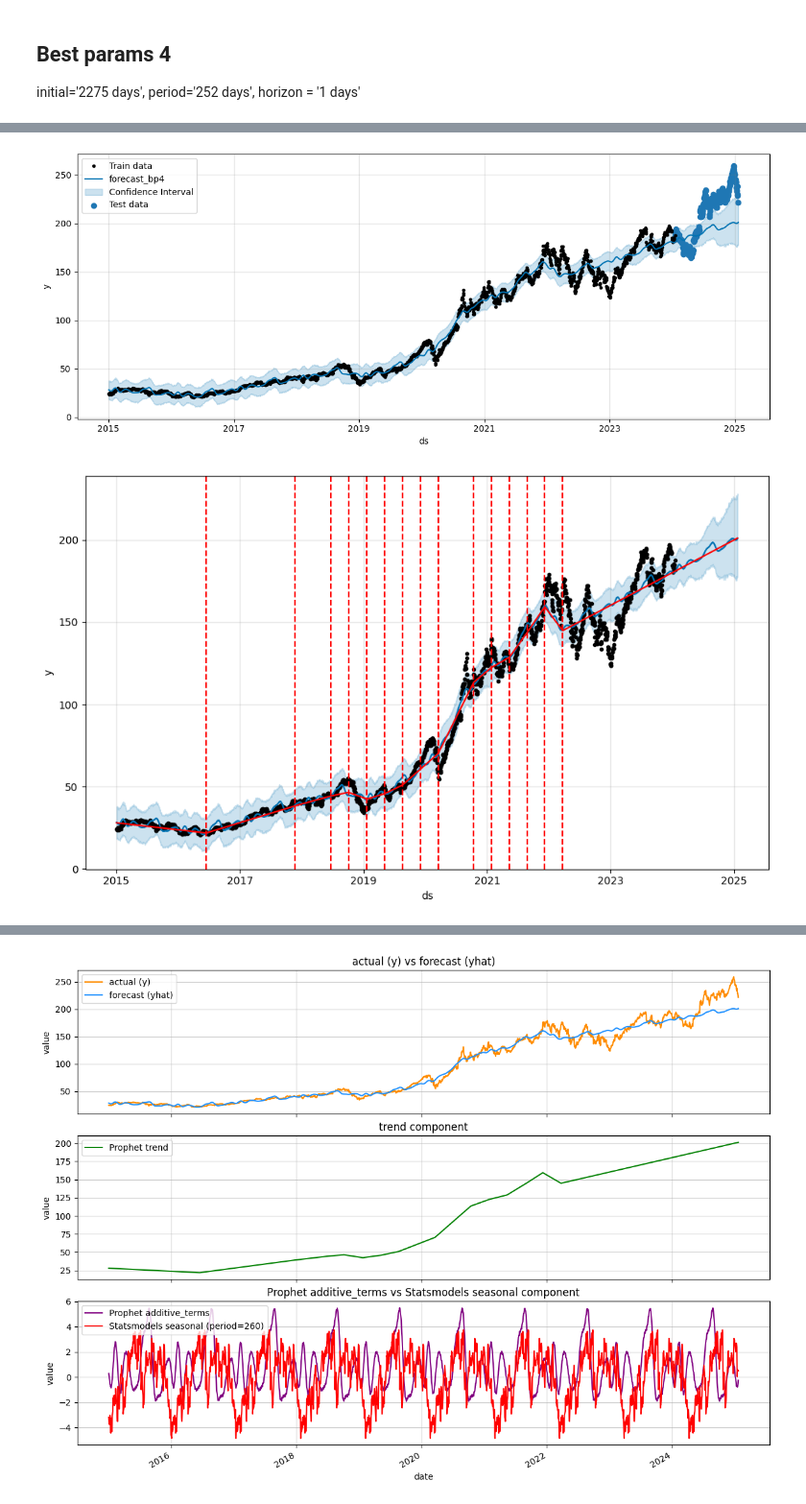
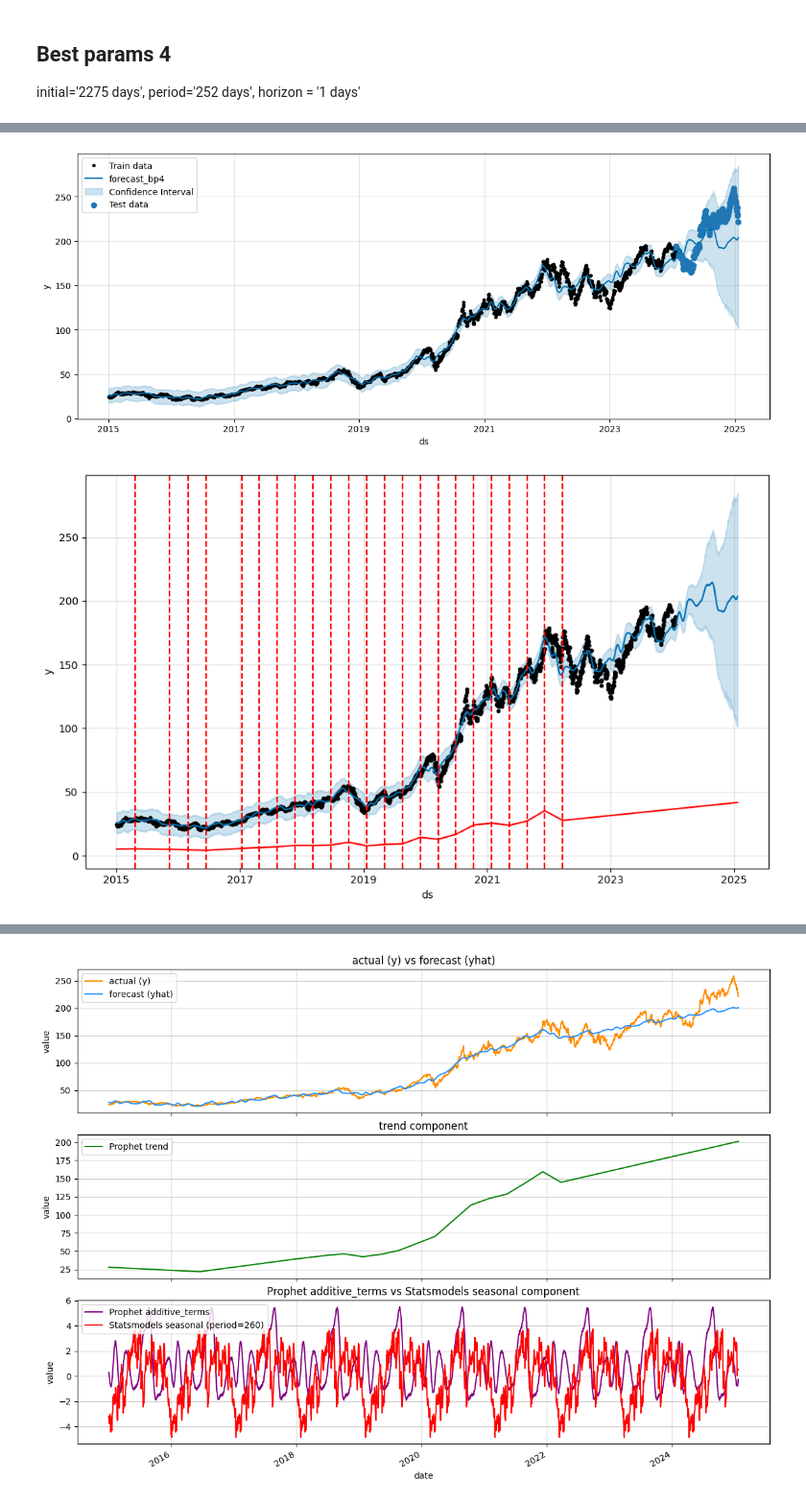
Before and after one commit to nismafaaa/clear-stocks-frontend, a Jupyter notebook: notebook/prophet_test.ipynb, the cells around one changed output, grey strips where cells are left out. Shown at 96% size. Drawn from its saved outputs; the diff is of its cells as text; code cells hidden in the pictures.

Commit message:
Prophet again

```diff
--- a/notebook/prophet_test.ipynb
+++ b/notebook/prophet_test.ipynb
@@ -48,5 +48,5 @@ def seasonalDecompose(y, period, is_plot=True):
     return result
 # %%
 # period = multiples of 5 because working days
-a = seasonalDecompose(aapl_stock['Close'], period=525)
+a = seasonalDecompose(aapl_stock['Close'], period=260)
 # %% [output]
@@ -534,7 +580,7 @@ initial='2275 days', period='252 days', horizon = '1 days'
 # %%
 spld = get_split_date(aapl_stock, 0.9)
 
-model_bp4 = get_prophet(data=aapl_stock[:spld], column='Close', holidays=None, cps=0.1, sps=10, hps=0.01, seasm='additive', cpr=0.8)
+model_bp4 = get_prophet(data=aapl_stock[:spld], column='Close', holidays=None, cps=0.1, sps=10, hps=0.01, seasm='multiplicative', cpr=0.8)
 
 forecast_bp4 = model_bp4.predict(future_dates)
 model_bp4.plot(forecast_bp4, uncertainty=True, figsize=(12,5))
@@ -549,5 +595,5 @@ a = add_changepoints_to_plot(fig.gca(), model_bp4, forecast_bp4)
-[figure, old version]
+[figure, new version]
-[figure, old version]
+[figure, new version]
 # %%
 rmse = root_mean_squared_error(aapl_stock[split_date:]['Close'], forecast_bp4['yhat'][forecast_bp4['ds'] >= split_date])
 mae = mean_absolute_error(aapl_stock[split_date:]['Close'], forecast_bp4['yhat'][forecast_bp4['ds'] >= split_date])
```
Also changed, not shown: parts of 13 cells of this notebook, 5 other files.
